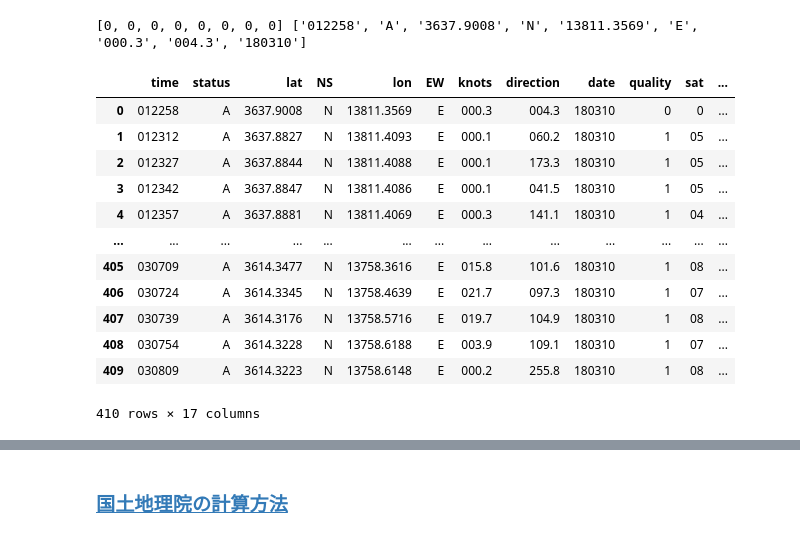
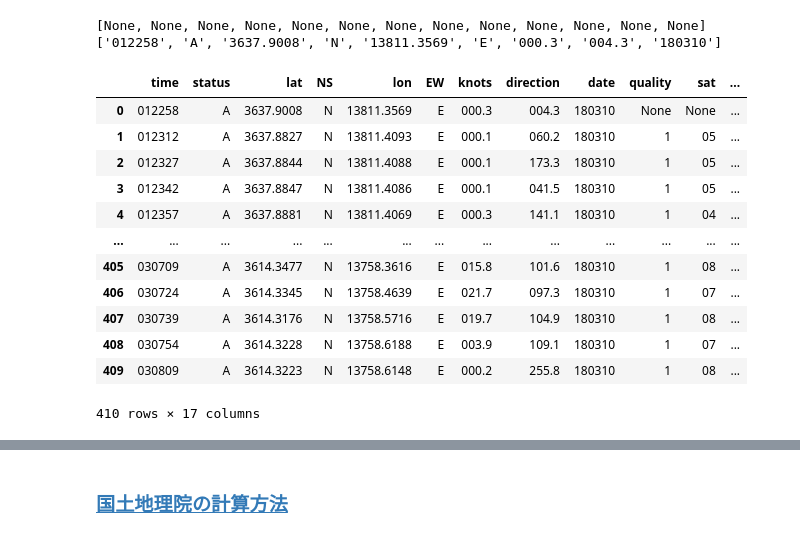
Before and after one commit to asano-lab/oasobi, a Jupyter notebook: kadai10/test.ipynb, the cells around one changed output, grey strips where cells are left out. Saved outputs shown, nothing was run; the diff lists cells and outputs as text; code cells hidden in the pictures.

```diff
--- a/kadai10/test.ipynb
+++ b/kadai10/test.ipynb
@@ -18,38 +18,36 @@ def decode_lat_lon(sr: pd.Series) -> pd.Series:
 # %%
 # LOG = "matsumoto-nagano-100318.log"
 LOG = "nagano-matsumoto-100318.log"
 
 gps_table = []
 
-gpgga_list = [0] * 8
-gprmc_list = [0] * 9
+gpgga_list = [None] * 13
+gprmc_list = [None] * 9
 
 with open(LOG) as f:
     for line in f:
         str_list = line.split(",")
         if str_list[0] == "$GPGGA":
             gpgga_list = str_list[1:-1]
         elif str_list[0] == "$GPRMC":
             gprmc_list = str_list[1:-3]
             if gpgga_list[0] != gprmc_list[0]:
                 print(gpgga_list, gprmc_list)
-                gpgga_list = [0] * 8
+                gpgga_list = [None] * 13
             elif gpgga_list[1:5] != gprmc_list[2:6]:
                 print(gpgga_list, gprmc_list)
-                gpgga_list = [0] * 8
-            # print(gpgga_list)
-            # print(gprmc_list)
+                gpgga_list = [None] * 13
             gps_table.append(gprmc_list + gpgga_list[5:])
 gps_df = pd.DataFrame(gps_table, columns=[
     "time", "status", "lat", "NS", "lon", "EW",
     "knots", "direction", "date", "quality", "sat",
     "harr", "elevation", "em", "geoid", "gm", "drp_id"
 ])
 gps_df
 # %% [output]
-[0, 0, 0, 0, 0, 0, 0, 0] ['012258', 'A', '3637.9008', 'N', '13811.3569', 'E', '000.3', '004.3', '180310']
+[None, None, None, None, None, None, None, None, None, None, None, None, None] ['012258', 'A', '3637.9008', 'N', '13811.3569', 'E', '000.3', '004.3', '180310']
 |  | time | status | lat | NS | lon | EW | knots | direction | date | quality | sat | ... |
-| 0 | 012258 | A | 3637.9008 | N | 13811.3569 | E | 000.3 | 004.3 | 180310 | 0 | 0 | ... |
+| 0 | 012258 | A | 3637.9008 | N | 13811.3569 | E | 000.3 | 004.3 | 180310 | None | None | ... |
 | 1 | 012312 | A | 3637.8827 | N | 13811.4093 | E | 000.1 | 060.2 | 180310 | 1 | 05 | ... |
 | 2 | 012327 | A | 3637.8844 | N | 13811.4088 | E | 000.1 | 173.3 | 180310 | 1 | 05 | ... |
 | 3 | 012342 | A | 3637.8847 | N | 13811.4086 | E | 000.1 | 041.5 | 180310 | 1 | 05 | ... |
```
Also changed, not shown: parts of 2 cells of this notebook.
